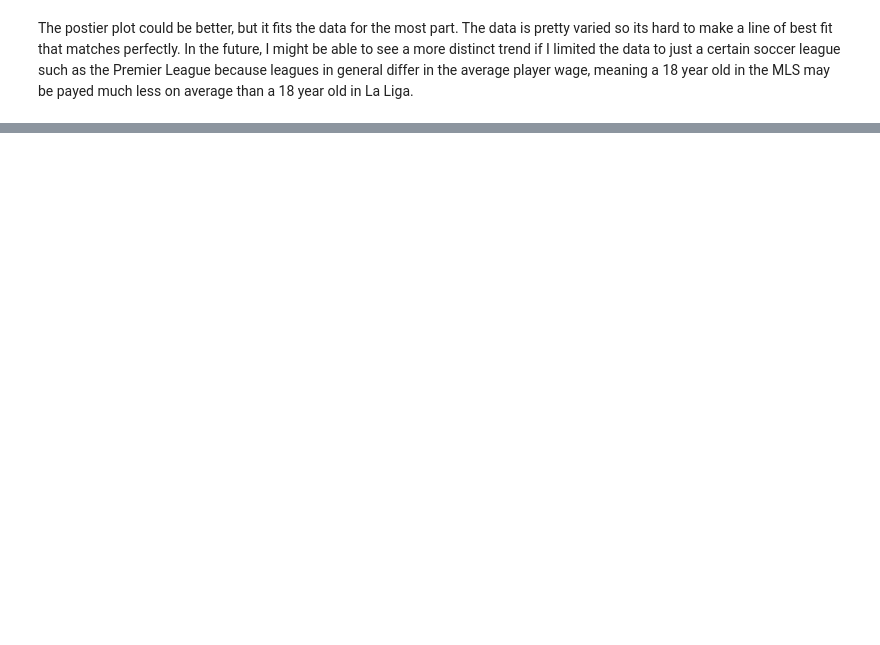
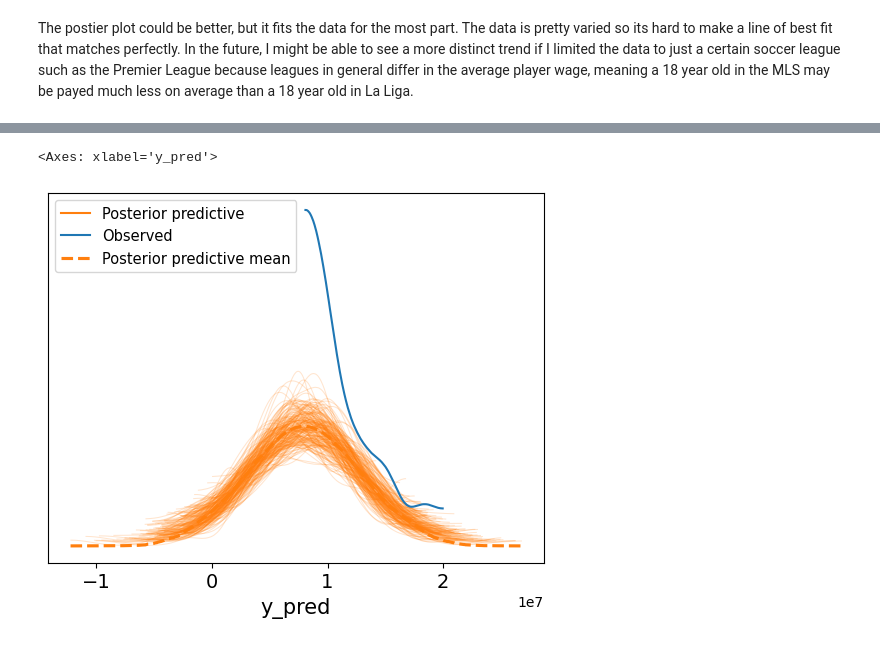
Before and after one commit to jettecampbell/data-science, a Jupyter notebook: JettCampU5proj.ipynb, the cells around one changed output, grey strips where cells are left out. Drawn from its saved outputs; the diff is of its cells as text; code cells hidden in the pictures; blank space fills up the shorter version.

```diff
--- a/JettCampU5proj.ipynb
+++ b/JettCampU5proj.ipynb
@@ -184,2 +182,21 @@ Text(0, 0.5, 'Annual Wage')
 # %% [markdown]
 The postier plot could be better, but it fits the data for the most part. The data is pretty varied so its hard to make a line of best fit that matches perfectly. In the future, I might be able to see a more distinct trend if I limited the data to just a certain soccer league such as the Premier League because leagues in general differ in the average player wage, meaning a 18 year old in the MLS may be payed much less on average than a 18 year old in La Liga.
+# %%
+with pm.Model() as model_lp:
+
+    #priors for the linear part of our model
+    α = pm.Normal("α", mu=8000000, sigma=100)
+    β = pm.Normal("β", mu=0, sigma=10)
+
+    #this is the linear part of our model
+    μ = pm.Deterministic("μ", α + β * players.age)
+
+    #prior for the standard deviation of our likelihood
+    #Cauchy is a T dist with nu = 1
+    σ = pm.HalfCauchy("σ", 10)
+
+    #likelihood
+    y_pred = pm.Normal("y_pred", mu=μ, sigma=σ, observed=players.wage)
+
+    #inference data object
+    idata_lp = pm.sample()
@@ -185,0 +218,5 @@ The postier plot could be better, but it fits the data for the most part. The da
+# %%
+az.plot_ppc(idata_lp, num_pp_samples=200, colors=["C1", "C0", "C1"])
+# %% [output]
+<Axes: xlabel='y_pred'>
+[figure, added]
```
Also changed, not shown: parts of 7 cells of this notebook.
